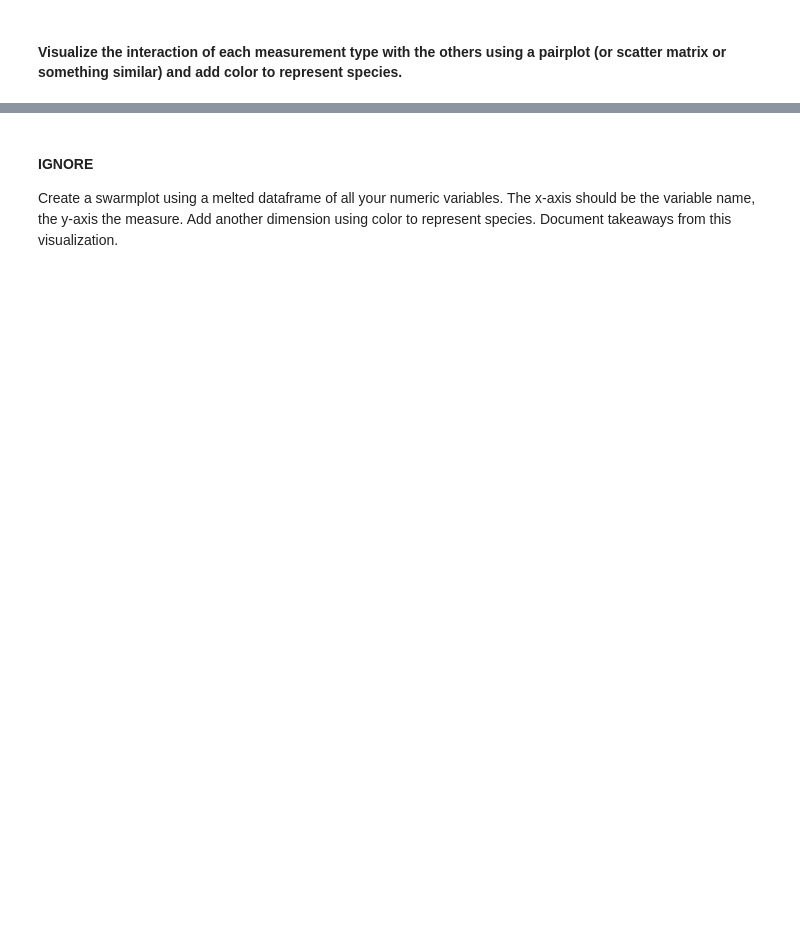
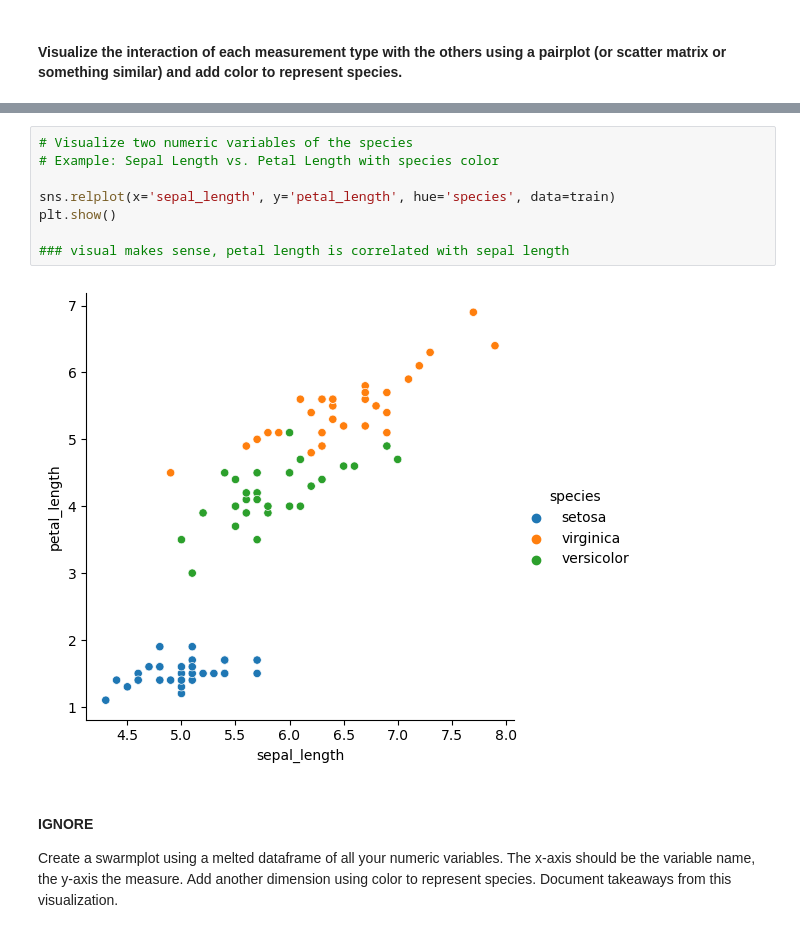
Before and after one commit to Josue-Gonzalez627/classification-exercises, a Jupyter notebook: explore.ipynb, the cells around one changed output, grey strips where cells are left out. Cells and saved outputs as stored; diff of their text form; blank space fills up the shorter version.

```diff
--- a/explore.ipynb
+++ b/explore.ipynb
@@ -471,3 +492,13 @@ p
+# %%
+# Visualize two numeric variables of the species
+# Example: Sepal Length vs. Petal Length with species color
+
+sns.relplot(x='sepal_length', y='petal_length', hue='species', data=train)
+plt.show()
+
+### visual makes sense, petal length is correlated with sepal length
+# %% [output]
+[figure, added]
 # %% [markdown]
 #### IGNORE
 Create a swarmplot using a melted dataframe of all your numeric variables. The x-axis should be the variable name, the y-axis the measure. Add another dimension using color to represent species. Document takeaways from this visualization.
```
Also changed, not shown: parts of 19 cells of this notebook.
